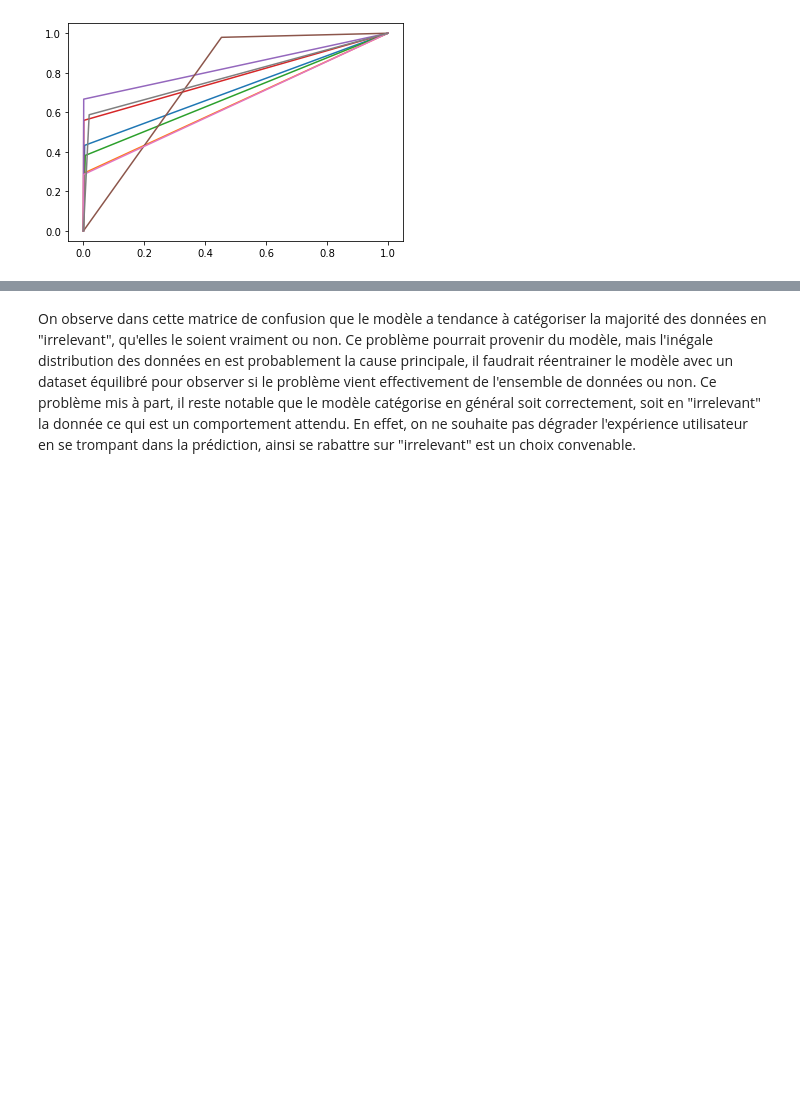
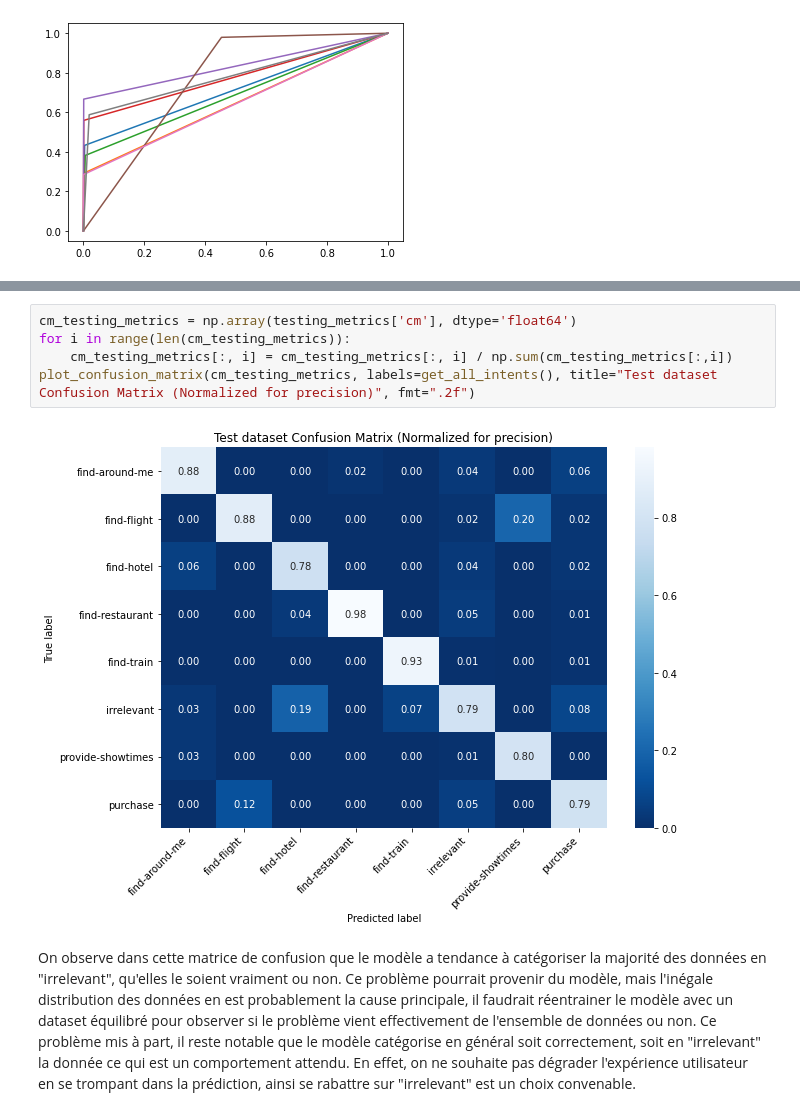
Before and after one commit to Theomat/software-engineering-enseirb-2020, a Jupyter notebook: exercice1.ipynb, the cells around one changed output, grey strips where cells are left out. Cells and saved outputs as stored; diff of their text form; blank space fills up the shorter version.

```diff
--- a/exercice1.ipynb
+++ b/exercice1.ipynb
@@ -91,3 +91,10 @@ plot_confusion_matrix(cm_testing_metrics,
+# %%
+cm_testing_metrics = np.array(testing_metrics['cm'], dtype='float64')
+for i in range(len(cm_testing_metrics)):
+    cm_testing_metrics[:, i] = cm_testing_metrics[:, i] / np.sum(cm_testing_metrics[:,i])
+plot_confusion_matrix(cm_testing_metrics, labels=get_all_intents(), title="Test dataset Confusion Matrix (Normalized for precision)", fmt=".2f")
+# %% [output]
+[figure, added]
 # %% [markdown]
 On observe dans cette matrice de confusion que le modèle a tendance à catégoriser la majorité des données en "irrelevant", qu'elles le soient vraiment ou non. Ce problème pourrait provenir du modèle, mais l'inégale distribution des données en est probablement la cause principale, il faudrait réentrainer le modèle avec un dataset équilibré pour observer si le problème vient effectivement de l'ensemble de données ou non. Ce problème mis à part, il reste notable que le modèle catégorise en général soit correctement, soit en "irrelevant" la donnée ce qui est un comportement attendu. En effet, on ne souhaite pas dégrader l'expérience utilisateur en se trompant dans la prédiction, ainsi se rabattre sur "irrelevant" est un choix convenable.
 # %% [markdown]
```
Also changed, not shown: parts of 1 cell of this notebook, 1 other file.
